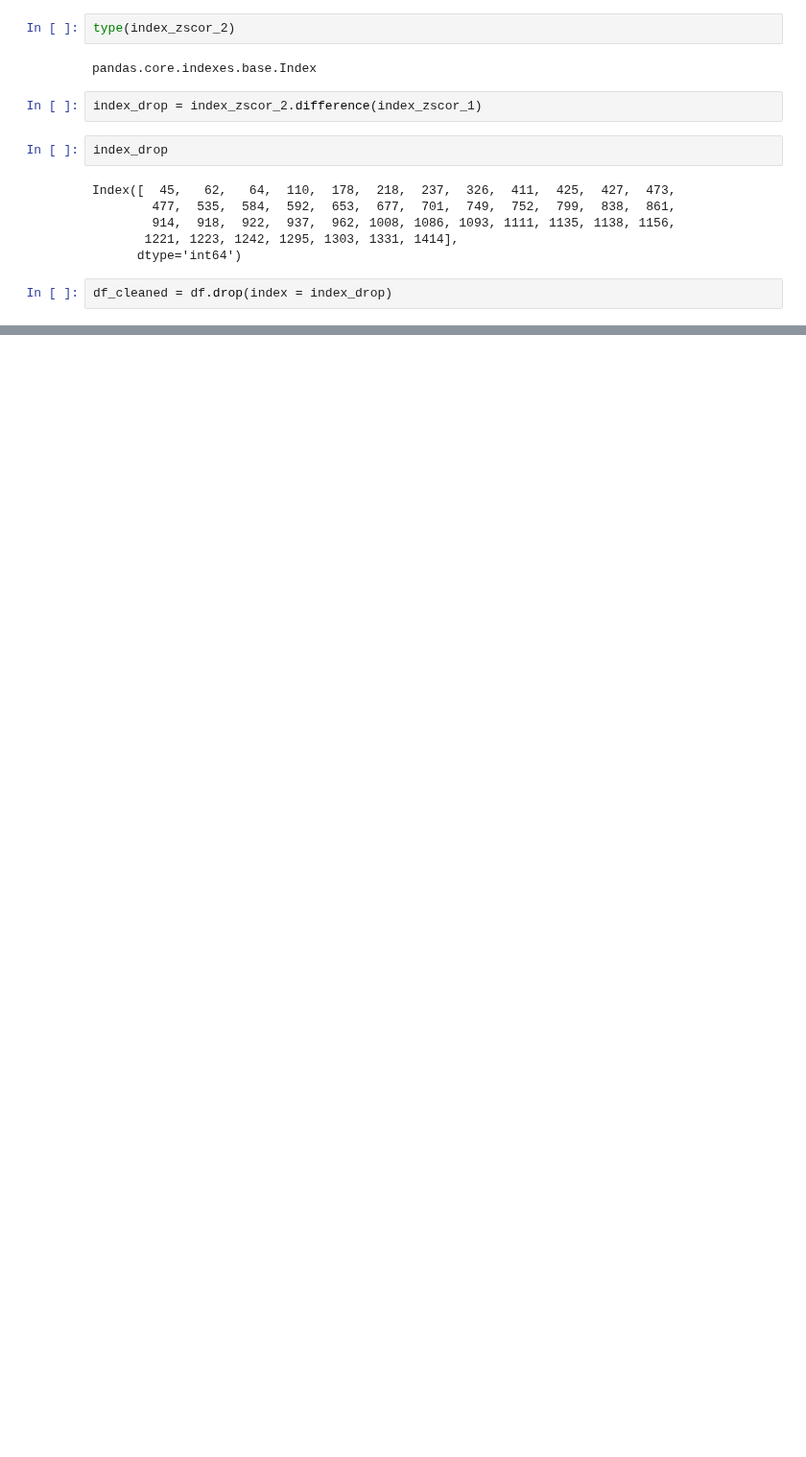
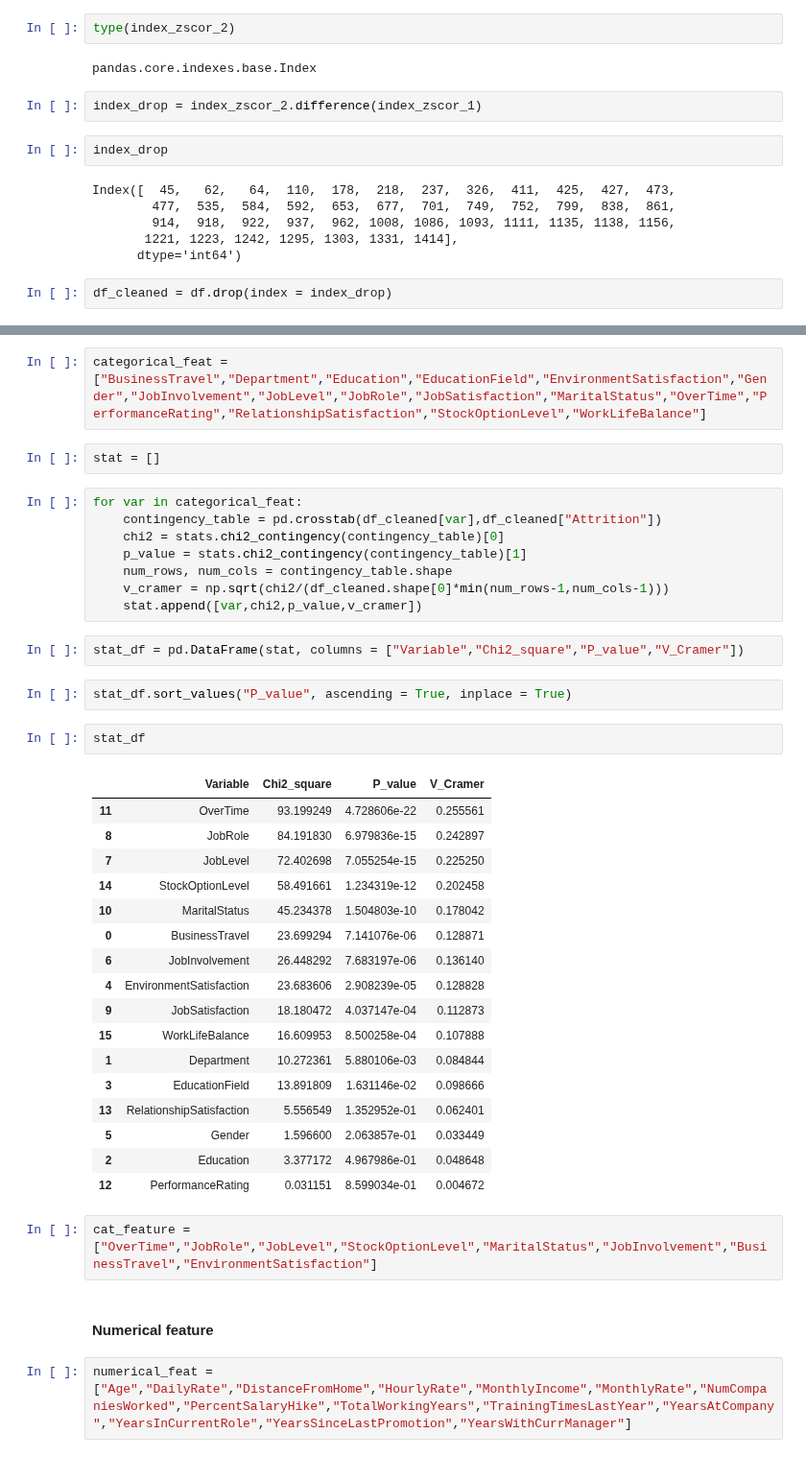
Before and after one commit to Technocolabs100/Employee-Attrition-Analysis-and-Turnover-Predictions, a Jupyter notebook: Attrition Notebook/Attrition_prediction.ipynb, the cells around one changed output, grey strips where cells are left out. Shown at 96% size. Drawn from its saved outputs; the diff is of its cells as text; blank space fills up the shorter version.

```diff
--- a/Attrition Notebook/Attrition_prediction.ipynb
+++ b/Attrition Notebook/Attrition_prediction.ipynb
@@ -232,0 +284,42 @@ df_cleaned.shape
+# %%
+categorical_feat = ["BusinessTravel","Department","Education","EducationField","EnvironmentSatisfaction","Gender","JobInvolvement","JobLevel","JobRole","JobSatisfaction","MaritalStatus","OverTime","PerformanceRating","RelationshipSatisfaction","StockOptionLevel","WorkLifeBalance"]
+# %%
+stat = []
+# %%
+for var in categorical_feat:
+    contingency_table = pd.crosstab(df_cleaned[var],df_cleaned["Attrition"])
+    chi2 = stats.chi2_contingency(contingency_table)[0]
+    p_value = stats.chi2_contingency(contingency_table)[1]
+    num_rows, num_cols = contingency_table.shape
+    v_cramer = np.sqrt(chi2/(df_cleaned.shape[0]*min(num_rows-1,num_cols-1)))
+    stat.append([var,chi2,p_value,v_cramer])
+# %%
+stat_df = pd.DataFrame(stat, columns = ["Variable","Chi2_square","P_value","V_Cramer"])
+# %%
+stat_df.sort_values("P_value", ascending = True, inplace = True)
+# %%
+stat_df
+# %% [output]
+|  | Variable | Chi2_square | P_value | V_Cramer |
+| 11 | OverTime | 93.199249 | 4.728606e-22 | 0.255561 |
+| 8 | JobRole | 84.191830 | 6.979836e-15 | 0.242897 |
+| 7 | JobLevel | 72.402698 | 7.055254e-15 | 0.225250 |
+| 14 | StockOptionLevel | 58.491661 | 1.234319e-12 | 0.202458 |
+| 10 | MaritalStatus | 45.234378 | 1.504803e-10 | 0.178042 |
+| 0 | BusinessTravel | 23.699294 | 7.141076e-06 | 0.128871 |
+| 6 | JobInvolvement | 26.448292 | 7.683197e-06 | 0.136140 |
+| 4 | EnvironmentSatisfaction | 23.683606 | 2.908239e-05 | 0.128828 |
+| 9 | JobSatisfaction | 18.180472 | 4.037147e-04 | 0.112873 |
+| 15 | WorkLifeBalance | 16.609953 | 8.500258e-04 | 0.107888 |
+| 1 | Department | 10.272361 | 5.880106e-03 | 0.084844 |
+| 3 | EducationField | 13.891809 | 1.631146e-02 | 0.098666 |
+| 13 | RelationshipSatisfaction | 5.556549 | 1.352952e-01 | 0.062401 |
+| 5 | Gender | 1.596600 | 2.063857e-01 | 0.033449 |
+| 2 | Education | 3.377172 | 4.967986e-01 | 0.048648 |
+| 12 | PerformanceRating | 0.031151 | 8.599034e-01 | 0.004672 |
+# %%
+cat_feature = ["OverTime","JobRole","JobLevel","StockOptionLevel","MaritalStatus","JobInvolvement","BusinessTravel","EnvironmentSatisfaction"]
+# %% [markdown]
+#### Numerical feature
+# %%
+numerical_feat = ["Age","DailyRate","DistanceFromHome","HourlyRate","MonthlyIncome","MonthlyRate","NumCompaniesWorked","PercentSalaryHike","TotalWorkingYears","TrainingTimesLastYear","YearsAtCompany","YearsInCurrentRole","YearsSinceLastPromotion","YearsWithCurrManager"]
```
Also changed, not shown: parts of 27 cells of this notebook.
